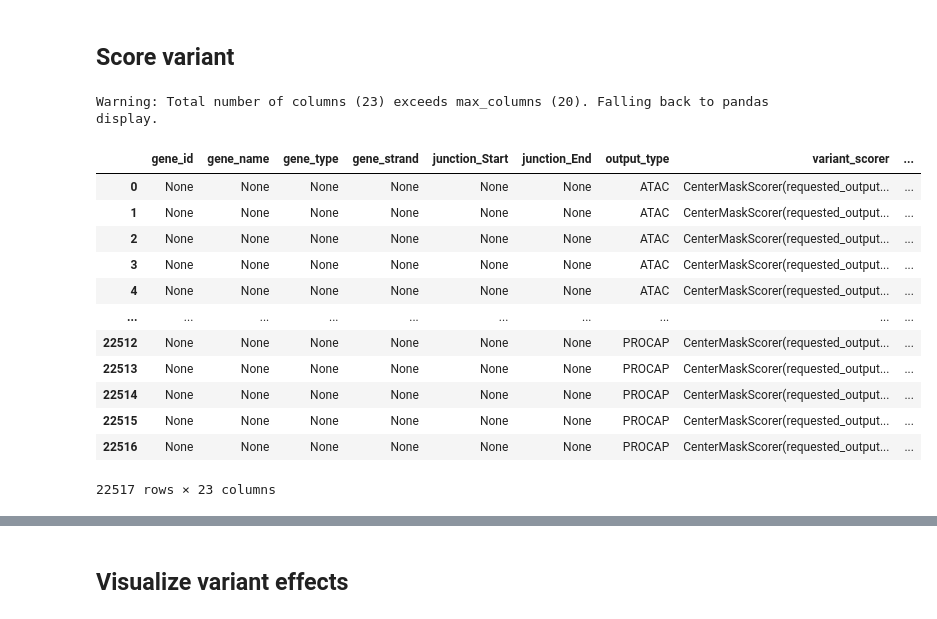
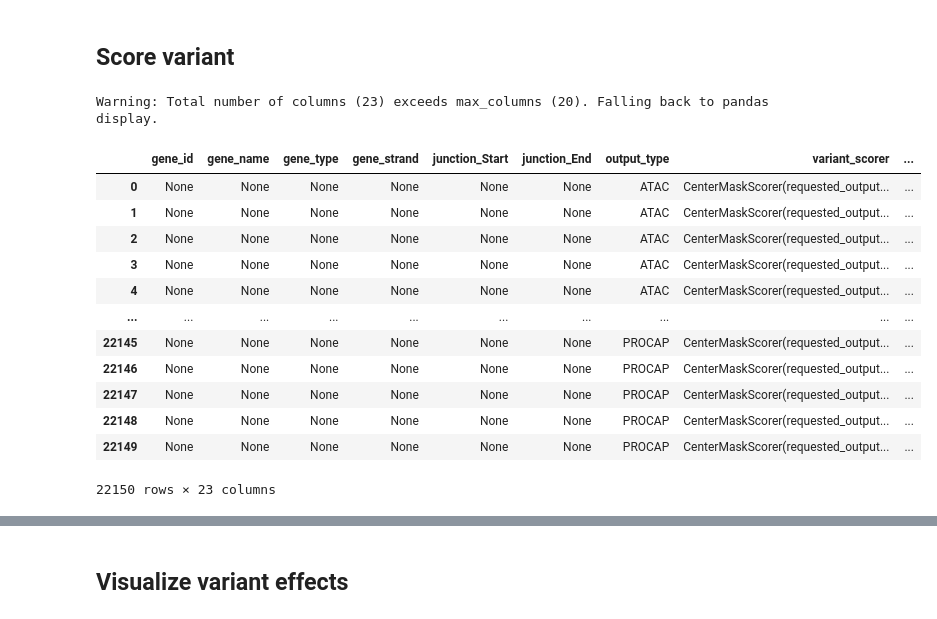
Before and after one commit to mghamg/gittest, a Jupyter notebook: colabs/variant_scoring_ui.ipynb, the cells around one changed output, grey strips where cells are left out. Saved outputs shown, nothing was run; the diff lists cells and outputs as text; code cells hidden in the pictures.

```diff
--- a/colabs/variant_scoring_ui.ipynb
+++ b/colabs/variant_scoring_ui.ipynb
@@ -75,45 +75,54 @@ variant = genome.Variant(
 )
 
 # @markdown Specify length of sequence around variant to predict:
-sequence_length = '1MB'  # @param ["2KB", "16KB", "100KB", "500KB", "1MB"] { type:"string" }
-sequence_length = dna_client.SUPPORTED_SEQUENCE_LENGTHS[
-    f'SEQUENCE_LENGTH_{sequence_length}'
-]
+interval = gene_annotation.get_gene_interval(gtf, gene_symbol='GALC')
+interval
+interval.width
+interval = interval.resize(dna_client.SEQUENCE_LENGTH_1MB)
+interval.width
+#this means it goes to the center of the gene then gets a total 1048576 variants
+#got Interval(chromosome='chr14', start=87837819, end=87993665, strand='-', name='GALC')
+#I wantd this though, it's ok, close enough Interval(chromosome='chr14', start=87933014 , end=87993182, strand='-', name='GALC')
 
-# The input interval is derived from the variant (centered on it).
-interval = variant.reference_interval.resize(sequence_length)
+# sequence_length = '500KB'  # @param ["2KB", "16KB", "100KB", "500KB", "1MB"] { type:"string" }
+# sequence_length = dna_client.SUPPORTED_SEQUENCE_LENGTHS[
+#     f'SEQUENCE_LENGTH_{sequence_length}'
+# ]
+# interval = interval.resize(sequence_length)
+# # The input interval is derived from the variant (centered on it).
+
 
 # @markdown Additional settings:
 variant_scores = dna_model.score_variant(
     interval=interval,
     variant=variant,
     variant_scorers=list(variant_scorers.RECOMMENDED_VARIANT_SCORERS.values()),
 )
 
 df_scores = variant_scorers.tidy_scores(variant_scores)
 
 download_predictions = False  # @param { type: "boolean" }
 if download_predictions:
   df_scores.to_csv(f'{variant}_scores.csv', index=False)
   files.download(f'{variant}_scores.csv')
 
 # @markdown Click `Filter` on the upper right hand side of the interactive dataframe and type a cell or tissue name like "brain" into the `Search by all fields box` to subset the variant scores to a specific tissue of interest:
 columns = [
     c for c in df_scores.columns if c not in ['variant_id', 'scored_interval']
 ]
 df_scores[columns]
 # %% [output]
 Warning: Total number of columns (23) exceeds max_columns (20). Falling back to pandas display.
 |  | gene_id | gene_name | gene_type | gene_strand | junction_Start | junction_End | output_type | variant_scorer | ... |
 | 0 | None | None | None | None | None | None | ATAC | CenterMaskScorer(requested_output... | ... |
 | 1 | None | None | None | None | None | None | ATAC | CenterMaskScorer(requested_output... | ... |
 | 2 | None | None | None | None | None | None | ATAC | CenterMaskScorer(requested_output... | ... |
 | 3 | None | None | None | None | None | None | ATAC | CenterMaskScorer(requested_output... | ... |
 | 4 | None | None | None | None | None | None | ATAC | CenterMaskScorer(requested_output... | ... |
 | ... | ... | ... | ... | ... | ... | ... | ... | ... | ... |
-| 22512 | None | None | None | None | None | None | PROCAP | CenterMaskScorer(requested_output... | ... |
-| 22513 | None | None | None | None | None | None | PROCAP | CenterMaskScorer(requested_output... | ... |
-| 22514 | None | None | None | None | None | None | PROCAP | CenterMaskScorer(requested_output... | ... |
-| 22515 | None | None | None | None | None | None | PROCAP | CenterMaskScorer(requested_output... | ... |
-| 22516 | None | None | None | None | None | None | PROCAP | CenterMaskScorer(requested_output... | ... |
+| 22145 | None | None | None | None | None | None | PROCAP | CenterMaskScorer(requested_output... | ... |
+| 22146 | None | None | None | None | None | None | PROCAP | CenterMaskScorer(requested_output... | ... |
+| 22147 | None | None | None | None | None | None | PROCAP | CenterMaskScorer(requested_output... | ... |
+| 22148 | None | None | None | None | None | None | PROCAP | CenterMaskScorer(requested_output... | ... |
+| 22149 | None | None | None | None | None | None | PROCAP | CenterMaskScorer(requested_output... | ... |
-22517 rows × 23 columns
+22150 rows × 23 columns
```
Also changed, not shown: parts of 1 cell of this notebook.
